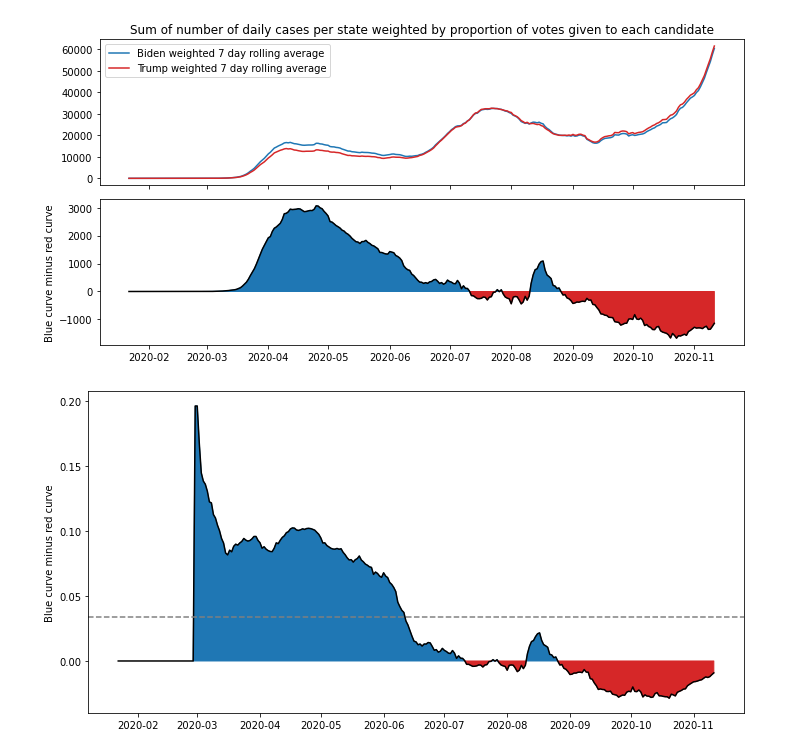
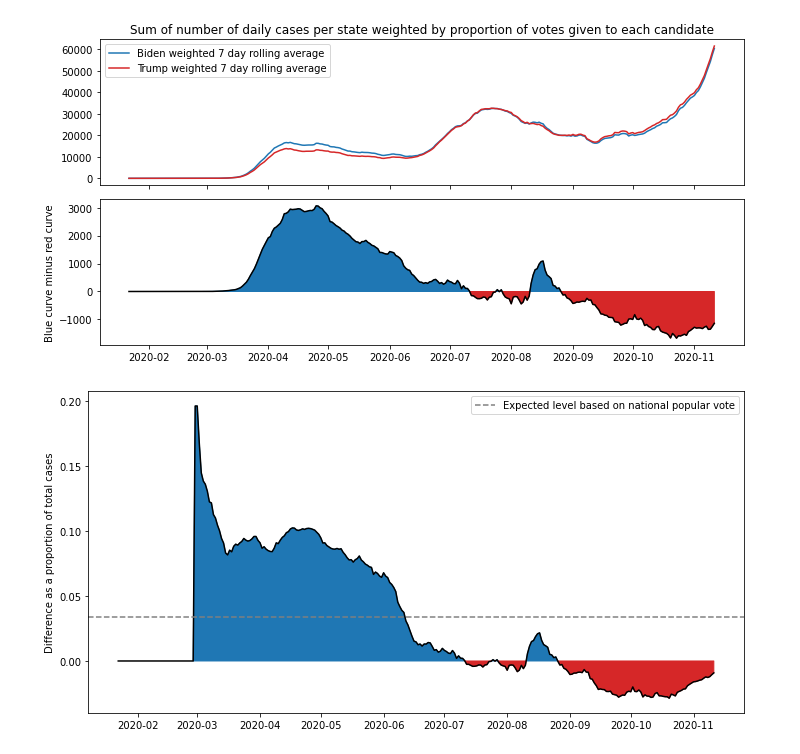
Before and after one commit to thejevans/covid_cases_and_voting, a Jupyter notebook: covid_vote_weighting.ipynb, the cells around one changed output. Saved outputs shown, nothing was run; the diff lists cells and outputs as text; code cells hidden in the pictures.

Commit message:
added proportional difference plot

```diff
--- a/covid_vote_weighting.ipynb
+++ b/covid_vote_weighting.ipynb
@@ -137,20 +137,20 @@ plt.close()
 # %%
 fig, ax = plt.subplots(figsize=(10,5), sharex=True)
 
 diff = (biden_rolling_mean - trump_rolling_mean) / mean_daily_positives
 diff = diff.fillna(0)
 expectation = .508 - .474
 ax.plot(biden_daily_positives.index, diff, color='k')
 ax.fill_between(biden_daily_positives.index, diff, where=(diff>0), color='C0', interpolate=True)
 ax.fill_between(biden_daily_positives.index, diff, where=(diff<0), color='C3', interpolate=True)
 ax.axhline(expectation, color='grey', linestyle='--', label='Expected level based on national popular vote')
-ax.set_ylabel('Blue curve minus red curve')
-ax
+ax.set_ylabel('Difference as a proportion of total cases')
+ax.legend()
 
 plt.tight_layout()
 plt.savefig('./us_weighted.pdf')
 plt.savefig('./us_weighted.png')
 plt.show()
 plt.close()
 # %% [output]
-[figure, old version]
+[figure, new version]
```
